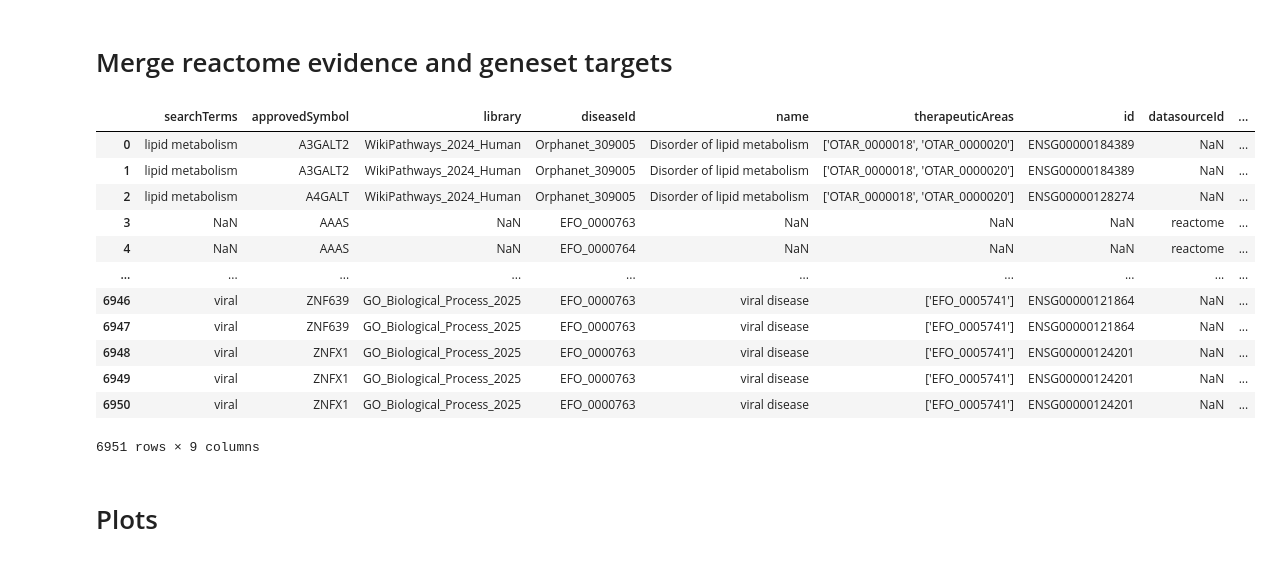
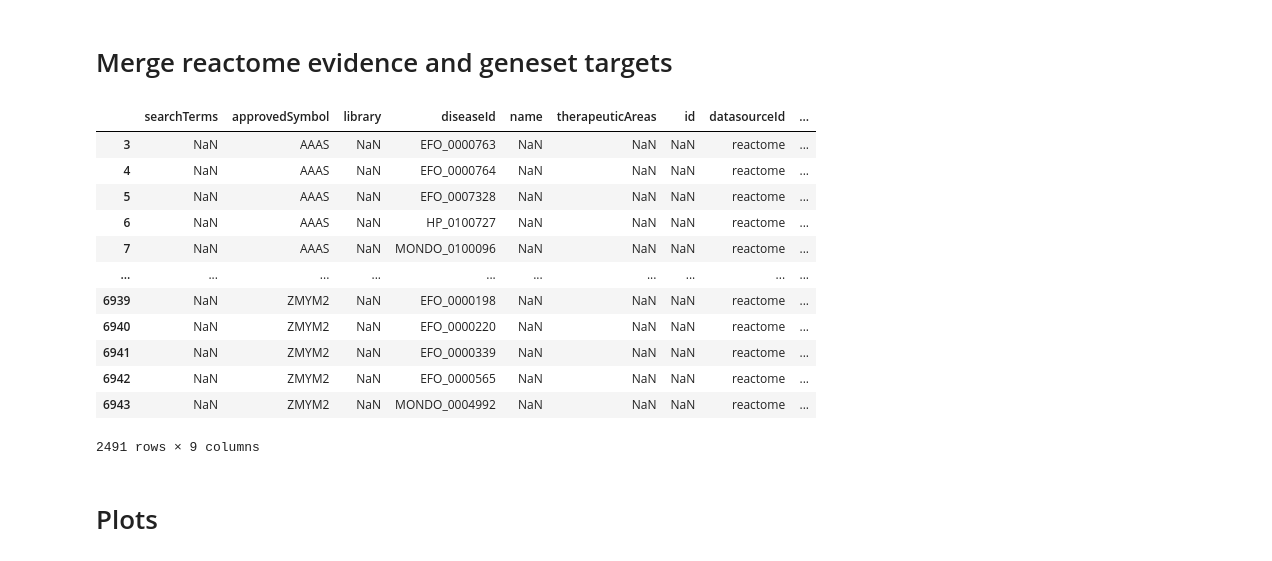
Before and after one commit to polrus/genesets2evidence, a Jupyter notebook: reactome_vs_genesets.ipynb, the cells around one changed output. Saved outputs shown, nothing was run; the diff lists cells and outputs as text; code cells hidden in the pictures.

```diff
--- a/reactome_vs_genesets.ipynb
+++ b/reactome_vs_genesets.ipynb
@@ -15,22 +15,22 @@ geneset_evidence_noreact = geneset_evidence_id[geneset_evidence_id["library"] !=
 # %%
 geneset_evidence_reactome = pd.merge(geneset_evidence_noreact, reactome_evidence_select, on=['approvedSymbol', 'diseaseId'], how='outer')
 # %%
-df_to_display = geneset_evidence_reactome[geneset_evidence_reactome["library"] != "Reactome_Pathways_2024"]
+df_to_display = geneset_evidence_reactome[geneset_evidence_reactome["datasourceId"] == "reactome"]
 df_to_display
 # %% [output]
 |  | searchTerms | approvedSymbol | library | diseaseId | name | therapeuticAreas | id | datasourceId | ... |
-| 0 | lipid metabolism | A3GALT2 | WikiPathways_2024_Human | Orphanet_309005 | Disorder of lipid metabolism | ['OTAR_0000018', 'OTAR_0000020'] | ENSG00000184389 | NaN | ... |
-| 1 | lipid metabolism | A3GALT2 | WikiPathways_2024_Human | Orphanet_309005 | Disorder of lipid metabolism | ['OTAR_0000018', 'OTAR_0000020'] | ENSG00000184389 | NaN | ... |
-| 2 | lipid metabolism | A4GALT | WikiPathways_2024_Human | Orphanet_309005 | Disorder of lipid metabolism | ['OTAR_0000018', 'OTAR_0000020'] | ENSG00000128274 | NaN | ... |
 | 3 | NaN | AAAS | NaN | EFO_0000763 | NaN | NaN | NaN | reactome | ... |
 | 4 | NaN | AAAS | NaN | EFO_0000764 | NaN | NaN | NaN | reactome | ... |
+| 5 | NaN | AAAS | NaN | EFO_0007328 | NaN | NaN | NaN | reactome | ... |
+| 6 | NaN | AAAS | NaN | HP_0100727 | NaN | NaN | NaN | reactome | ... |
+| 7 | NaN | AAAS | NaN | MONDO_0100096 | NaN | NaN | NaN | reactome | ... |
 | ... | ... | ... | ... | ... | ... | ... | ... | ... | ... |
-| 6946 | viral | ZNF639 | GO_Biological_Process_2025 | EFO_0000763 | viral disease | ['EFO_0005741'] | ENSG00000121864 | NaN | ... |
-| 6947 | viral | ZNF639 | GO_Biological_Process_2025 | EFO_0000763 | viral disease | ['EFO_0005741'] | ENSG00000121864 | NaN | ... |
-| 6948 | viral | ZNFX1 | GO_Biological_Process_2025 | EFO_0000763 | viral disease | ['EFO_0005741'] | ENSG00000124201 | NaN | ... |
-| 6949 | viral | ZNFX1 | GO_Biological_Process_2025 | EFO_0000763 | viral disease | ['EFO_0005741'] | ENSG00000124201 | NaN | ... |
-| 6950 | viral | ZNFX1 | GO_Biological_Process_2025 | EFO_0000763 | viral disease | ['EFO_0005741'] | ENSG00000124201 | NaN | ... |
+| 6939 | NaN | ZMYM2 | NaN | EFO_0000198 | NaN | NaN | NaN | reactome | ... |
+| 6940 | NaN | ZMYM2 | NaN | EFO_0000220 | NaN | NaN | NaN | reactome | ... |
+| 6941 | NaN | ZMYM2 | NaN | EFO_0000339 | NaN | NaN | NaN | reactome | ... |
+| 6942 | NaN | ZMYM2 | NaN | EFO_0000565 | NaN | NaN | NaN | reactome | ... |
+| 6943 | NaN | ZMYM2 | NaN | MONDO_0004992 | NaN | NaN | NaN | reactome | ... |
-6951 rows × 9 columns
+2491 rows × 9 columns
 # %% [markdown]
 # Plots
 # %% [markdown]
```
Also changed, not shown: parts of 22 cells of this notebook, 1 other file.
